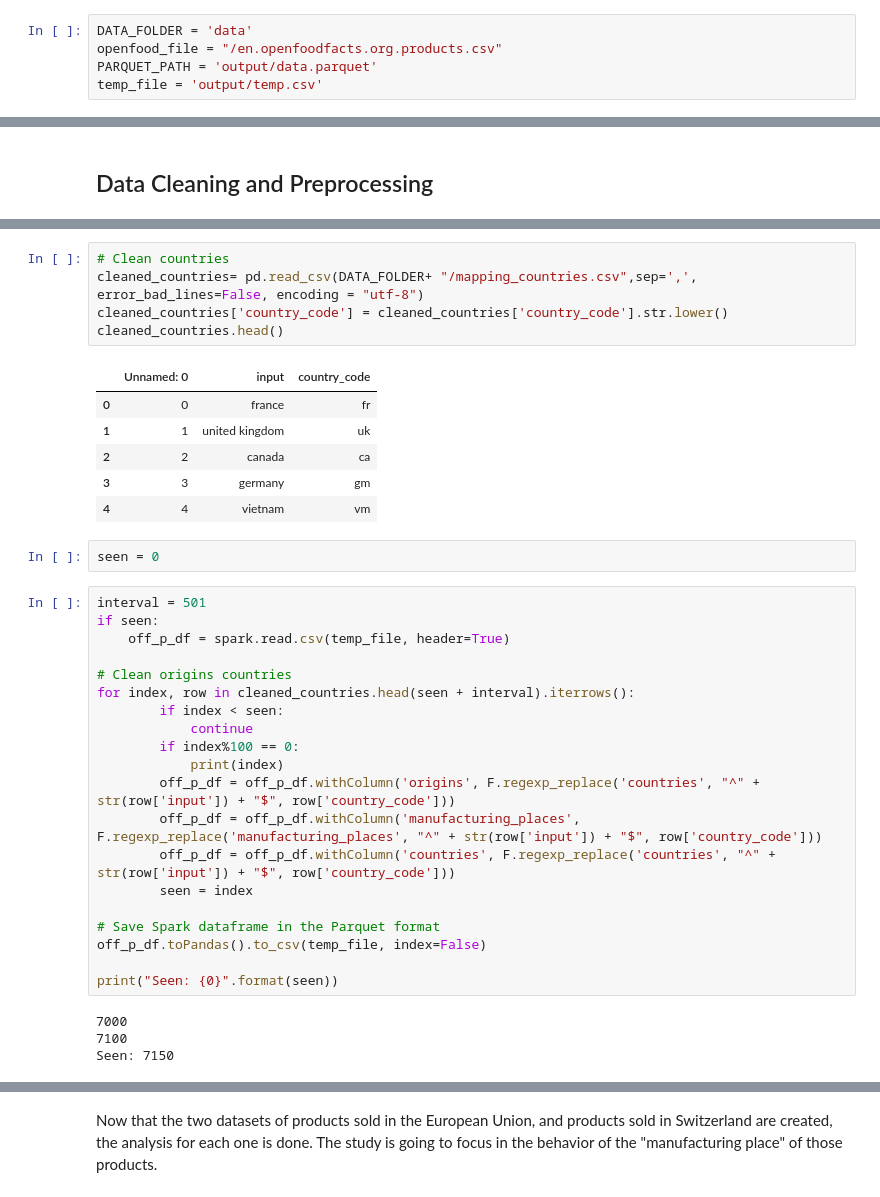
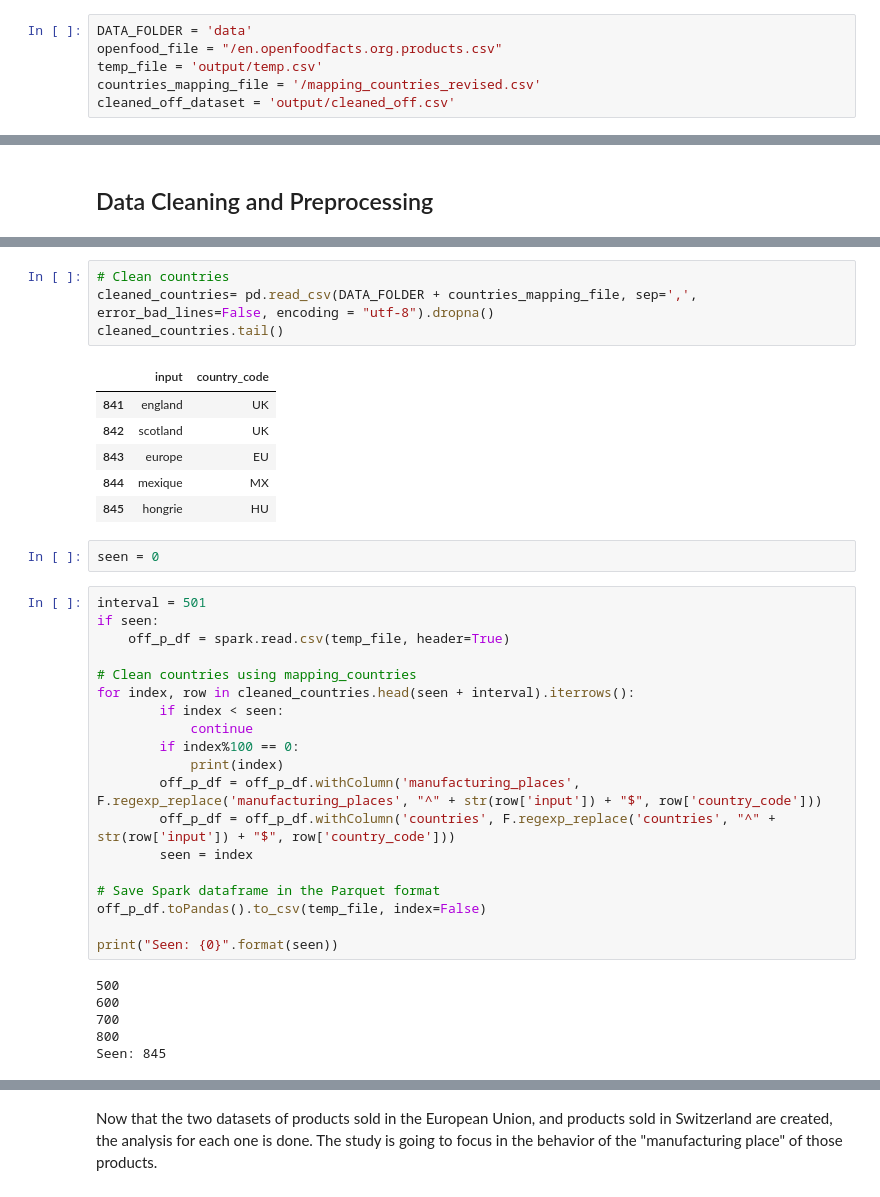
Before and after one commit to MrymZakani/ADA, a Jupyter notebook: project_EU.ipynb, the cells around one changed output, grey strips where cells are left out. Saved outputs shown, nothing was run; the diff lists cells and outputs as text.

```diff
--- a/project_EU.ipynb
+++ b/project_EU.ipynb
@@ -50,8 +50,9 @@ sc = spark.sparkContext
 # %%
 DATA_FOLDER = 'data'
 openfood_file = "/en.openfoodfacts.org.products.csv"
-PARQUET_PATH = 'output/data.parquet'
 temp_file = 'output/temp.csv'
+countries_mapping_file = '/mapping_countries_revised.csv'
+cleaned_off_dataset = 'output/cleaned_off.csv'
 # %% [markdown]
 # Loading data
 # %%
@@ -128,15 +135,14 @@ Full GEO information data Size:
 # %%
 # Clean countries
-cleaned_countries= pd.read_csv(DATA_FOLDER+ "/mapping_countries.csv",sep=',', error_bad_lines=False, encoding = "utf-8")
-cleaned_countries['country_code'] = cleaned_countries['country_code'].str.lower()
-cleaned_countries.head()
+cleaned_countries= pd.read_csv(DATA_FOLDER + countries_mapping_file, sep=',', error_bad_lines=False, encoding = "utf-8").dropna()
+cleaned_countries.tail()
 # %% [output]
-|  | Unnamed: 0 | input | country_code |
-| 0 | 0 | france | fr |
-| 1 | 1 | united kingdom | uk |
-| 2 | 2 | canada | ca |
-| 3 | 3 | germany | gm |
-| 4 | 4 | vietnam | vm |
+|  | input | country_code |
+| 841 | england | UK |
+| 842 | scotland | UK |
+| 843 | europe | EU |
+| 844 | mexique | MX |
+| 845 | hongrie | HU |
 # %%
 seen = 0
 # %%
@@ -144,13 +150,12 @@ interval = 501
 if seen:
     off_p_df = spark.read.csv(temp_file, header=True)
 
-# Clean origins countries
+# Clean countries using mapping_countries
 for index, row in cleaned_countries.head(seen + interval).iterrows():
         if index < seen:
             continue
         if index%100 == 0:
             print(index)
-        off_p_df = off_p_df.withColumn('origins', F.regexp_replace('countries', "^" + str(row['input']) + "$", row['country_code']))
         off_p_df = off_p_df.withColumn('manufacturing_places', F.regexp_replace('manufacturing_places', "^" + str(row['input']) + "$", row['country_code']))
         off_p_df = off_p_df.withColumn('countries', F.regexp_replace('countries', "^" + str(row['input']) + "$", row['country_code']))
         seen = index
@@ -160,7 +165,9 @@ off_p_df.toPandas().to_csv(temp_file, index=False)
 
 print("Seen: {0}".format(seen))
 # %% [output]
-7000
-7100
-Seen: 7150
+500
+600
+700
+800
+Seen: 845
 # %%
```
Also changed, not shown: parts of 145 cells of this notebook, 6 other files.
